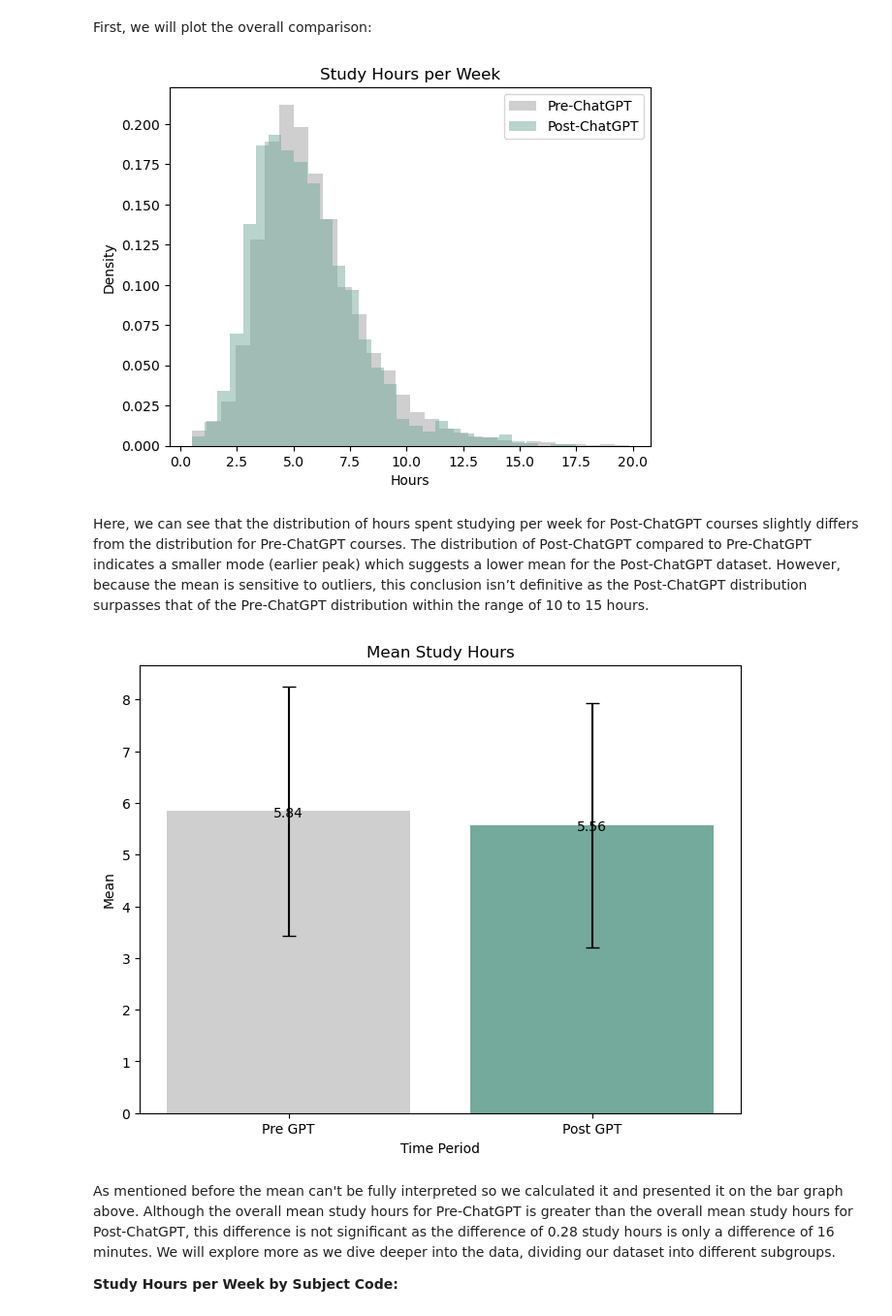
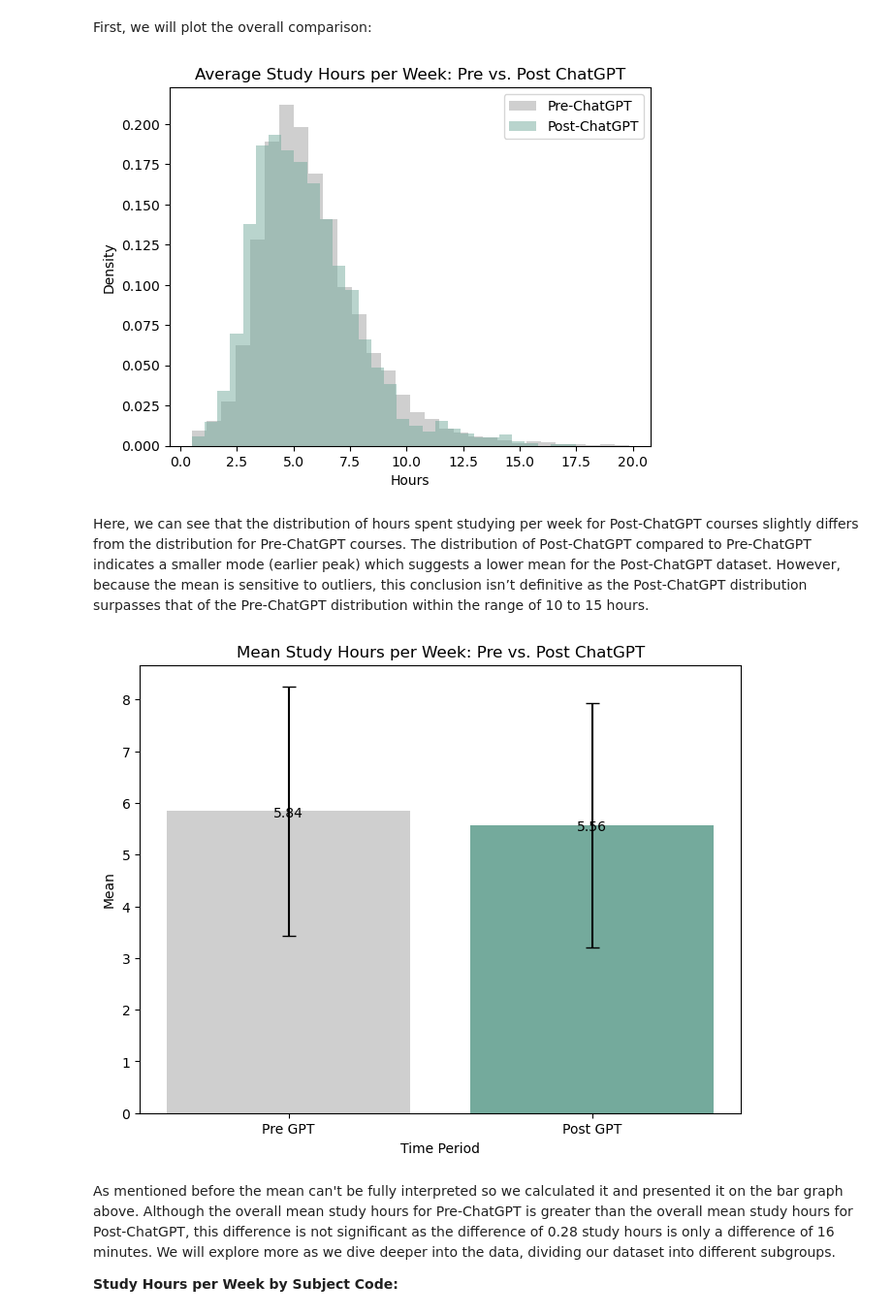
Before and after one commit to aydintabai/AI-Academic-Impact-Case-Study, a Jupyter notebook: FinalProject_Group112_WI24.ipynb, the cells around one changed output. Shown at 97% size. Drawn from its saved outputs; the diff is of its cells as text; code cells hidden in the pictures.

Commit message:
Made title names more consistent

```diff
--- a/FinalProject_Group112_WI24.ipynb
+++ b/FinalProject_Group112_WI24.ipynb
@@ -646,17 +646,17 @@ First, we will plot the overall comparison:
 # %%
 # Plot Overall Comparison
 pre_gpt_hours = pre_gpt['Study Hours per Week']
 post_gpt_hours = post_gpt['Study Hours per Week']
 
 plt.hist(pre_gpt_hours, label = "Pre-ChatGPT", density = True, bins = 30, color='#cfcfcf')
 plt.hist(post_gpt_hours, alpha = 0.5, label = "Post-ChatGPT", density = True, bins = 30, color='#74AA9C')
-plt.title("Study Hours per Week")
+plt.title("Average Study Hours per Week: Pre vs. Post ChatGPT")
 plt.xlabel("Hours")
 plt.ylabel("Density")
 plt.legend()
 plt.show()
 # %% [output]
-[figure, old version]
+[figure, new version]
 # %% [markdown]
 Here, we can see that the distribution of hours spent studying per week for Post-ChatGPT courses slightly differs from the distribution for Pre-ChatGPT courses. The distribution of Post-ChatGPT compared to Pre-ChatGPT indicates a smaller mode (earlier peak) which suggests a lower mean for the Post-ChatGPT dataset. However, because the mean is sensitive to outliers, this conclusion isn’t definitive as the Post-ChatGPT distribution surpasses that of the Pre-ChatGPT distribution within the range of 10 to 15 hours.
 # %%
@@ -674,10 +674,10 @@ for index, value in enumerate([pre_mean, post_mean]):
 
 plt.xlabel('Time Period')
 plt.ylabel('Mean')
-plt.title('Mean Study Hours')
+plt.title('Mean Study Hours per Week: Pre vs. Post ChatGPT')
 plt.show()
 # %% [output]
-[figure, old version]
+[figure, new version]
 # %% [markdown]
 As mentioned before the mean can't be fully interpreted so we calculated it and presented it on the bar graph above. Although the overall mean study hours for Pre-ChatGPT is greater than the overall mean study hours for Post-ChatGPT, this difference is not significant as the difference of 0.28 study hours is only a difference of 16 minutes. We will explore more as we dive deeper into the data, dividing our dataset into different subgroups.
 
```
Also changed, not shown: parts of 6 cells of this notebook.
